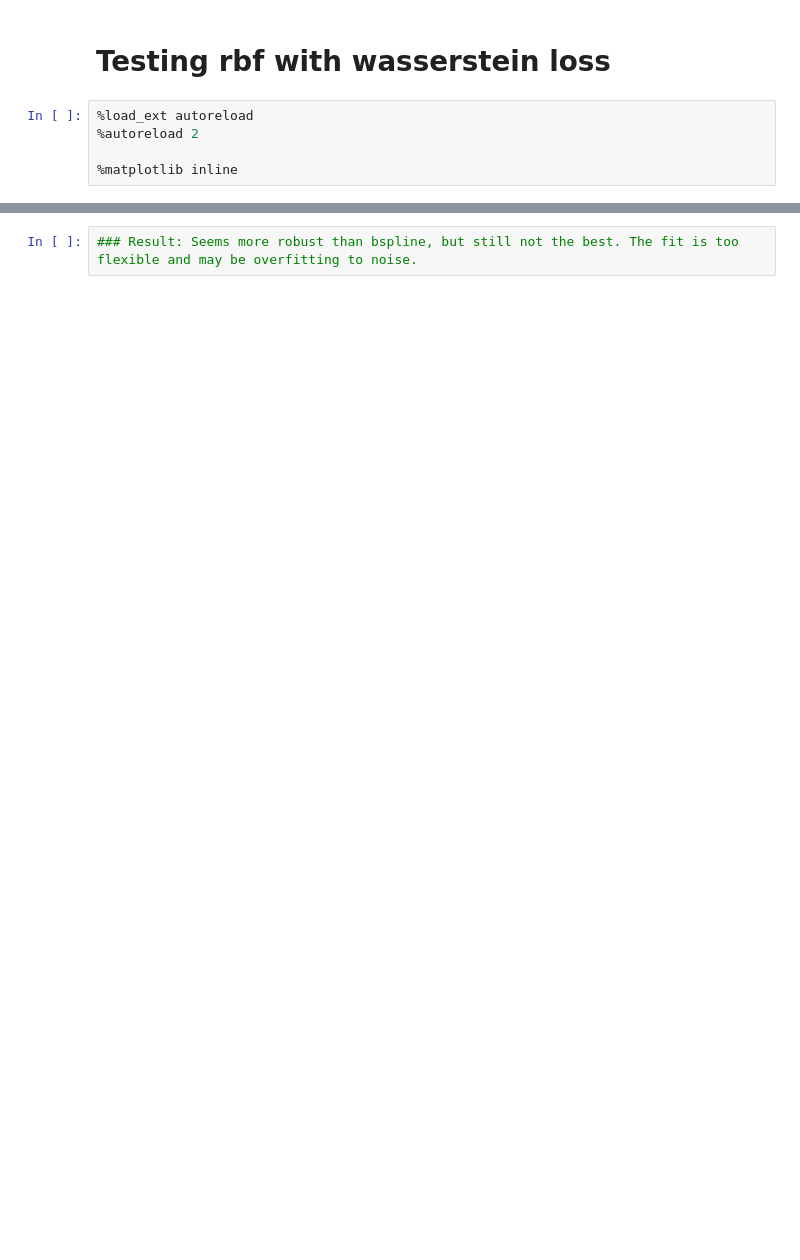
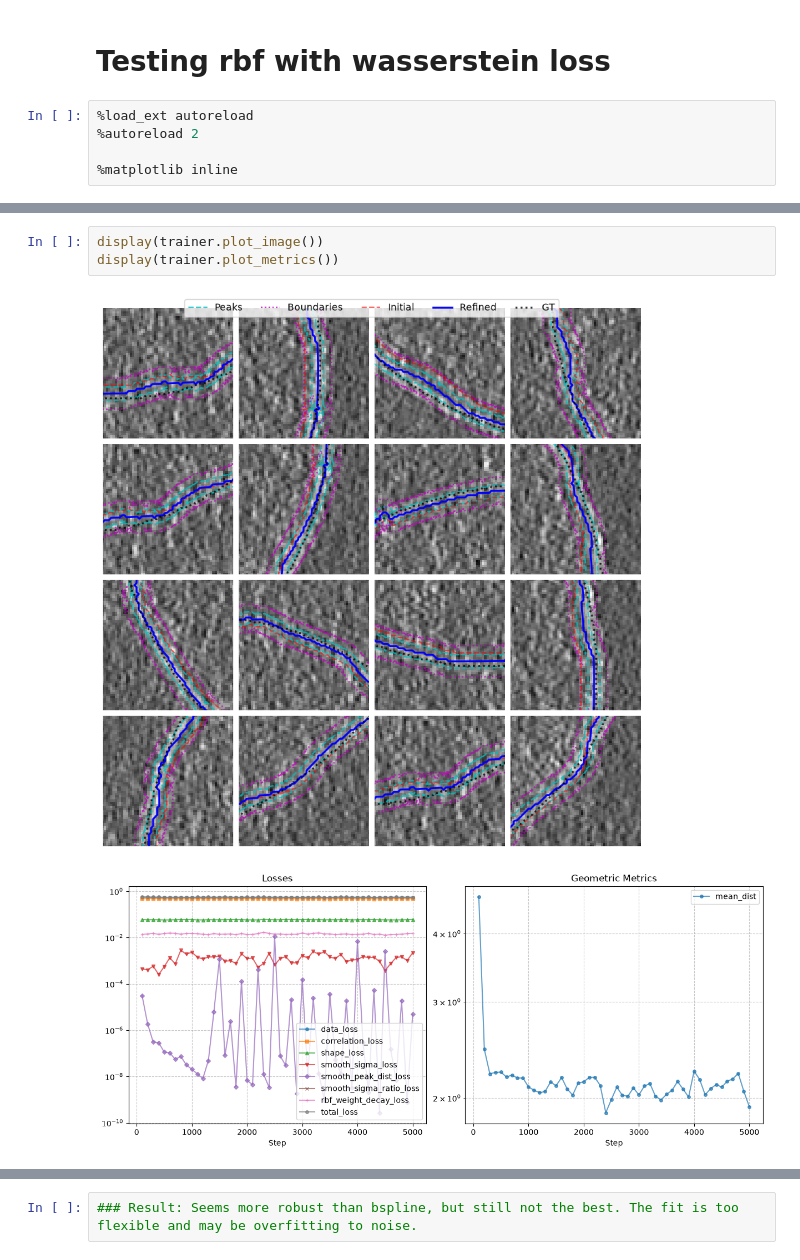
Before and after one commit to saugatkandel/diffmeshopt, a Jupyter notebook: notebooks/perturbed_search_rbf_s3p5_wasserstein.ipynb, the cells around one changed output, grey strips where cells are left out. Drawn from its saved outputs; the diff is of its cells as text; blank space fills up the shorter version.

```diff
--- a/notebooks/perturbed_search_rbf_s3p5_wasserstein.ipynb
+++ b/notebooks/perturbed_search_rbf_s3p5_wasserstein.ipynb
@@ -126,0 +99,6 @@ Seems to work ok? But not perfect --- the lower left corner has area where the f
+# %%
+display(trainer.plot_image())
+display(trainer.plot_metrics())
+# %% [output]
+[figure, added]
+[figure, added]
```
Also changed, not shown: parts of 11 cells of this notebook, 16 other files.
